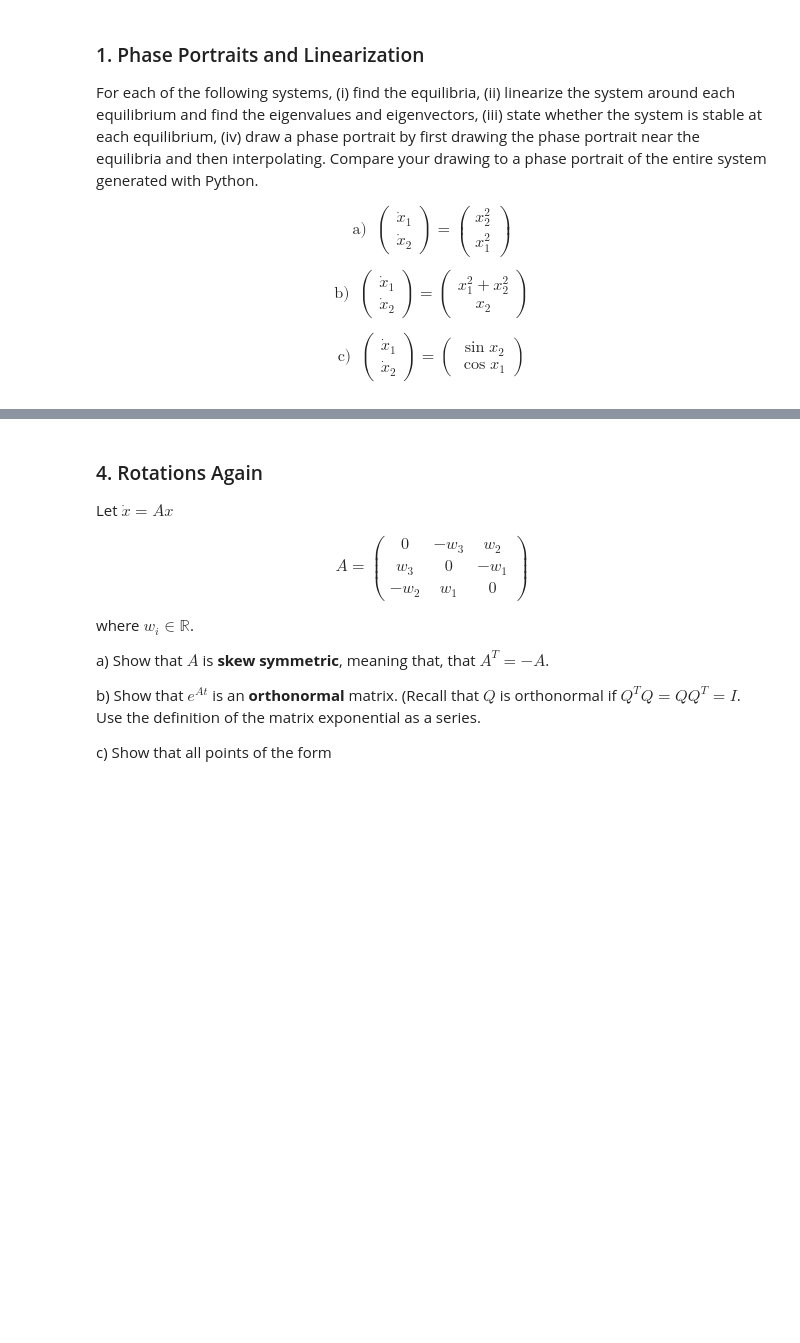
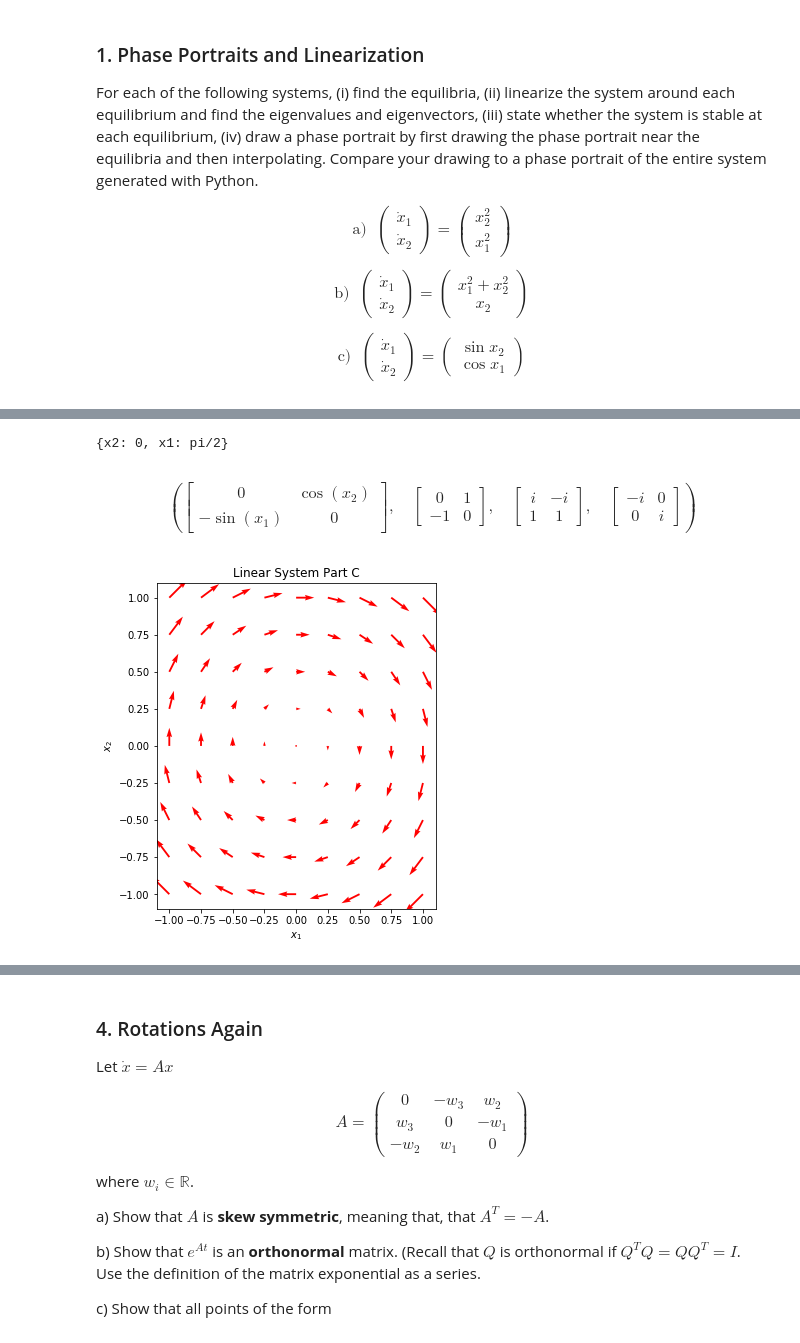
Before and after one commit to kegedy/EE502P, a Jupyter notebook: hw/kevin/HW05.ipynb, the cells around one changed output, grey strips where cells are left out. Cells and saved outputs as stored; diff of their text form; code cells hidden in the pictures; blank space fills up the shorter version.

```diff
--- a/hw/kevin/HW05.ipynb
+++ b/hw/kevin/HW05.ipynb
@@ -75,0 +393,21 @@ $$
+# %%
+x1,x2 = sp.symbols('x1,x2')
+partials = sp.Matrix([x1,x2])
+system = sp.Matrix([[sp.sin(x2)],[sp.cos(x1)]])
+eq = sp.solve(system)
+dct = next(iter(eq))
+print(dct)
+# %% [output]
+{x2: 0, x1: pi/2}
+# %%
+A = system.jacobian(partials)
+A_eq = A.subs(dct)
+P,D = A_eq.diagonalize()
+A,A_eq,P,D
+matrices.append(A_eq); titles.append('Linear System Part C')
+# %% [output]
+$$\left ( \left[\begin{matrix}0 & \cos{\left (x_{2} \right )}\\- \sin{\left (x_{1} \right )} & 0\end{matrix}\right], \quad \left[\begin{matrix}0 & 1\\-1 & 0\end{matrix}\right], \quad \left[\begin{matrix}i & - i\\1 & 1\end{matrix}\right], \quad \left[\begin{matrix}- i & 0\\0 & i\end{matrix}\right]\right )$$
+# %%
+plot_phase_portrait([A_eq],['Linear System Part C']);
+# %% [output]
+[figure, added]
```
Also changed, not shown: parts of 32 cells of this notebook.
